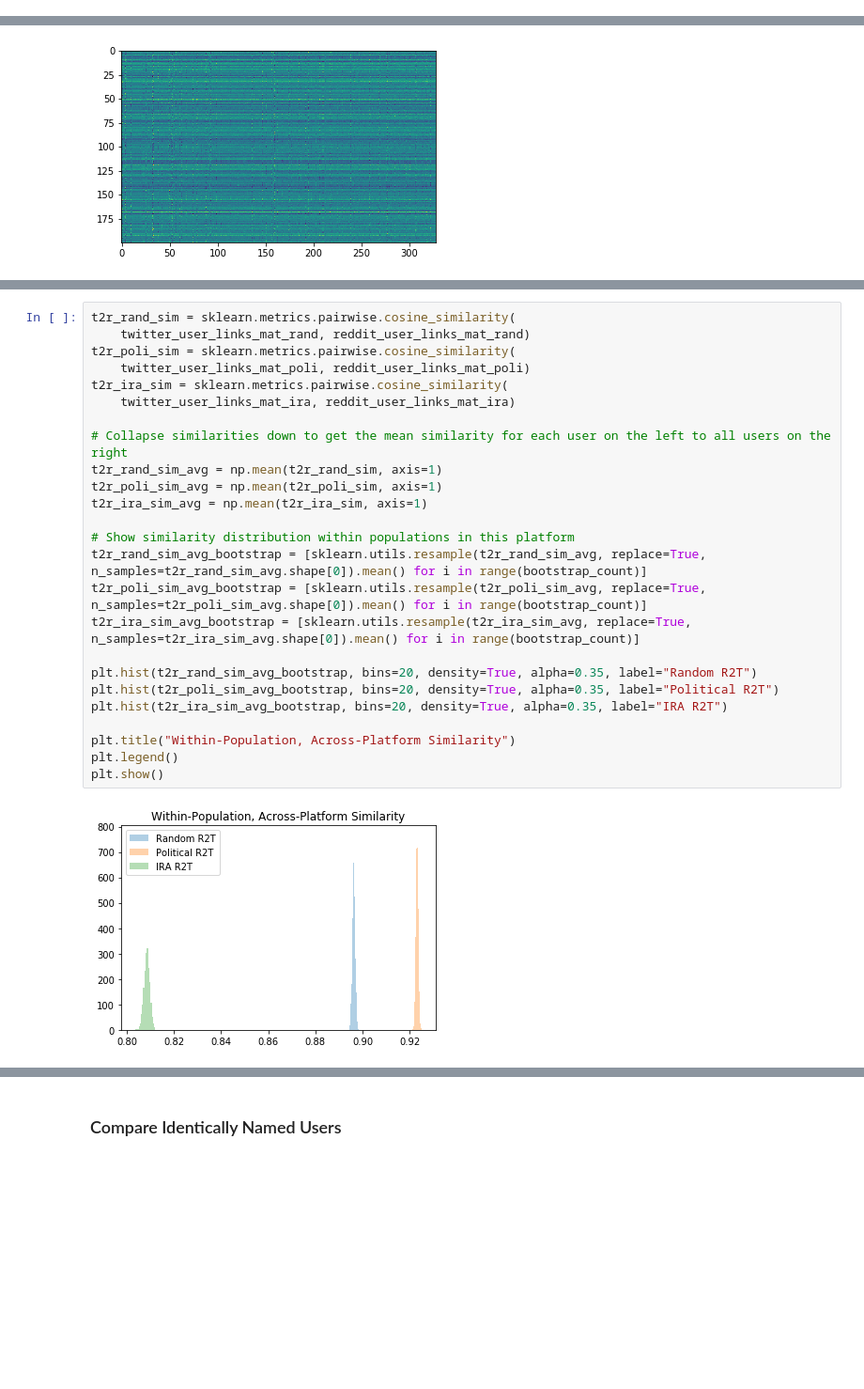
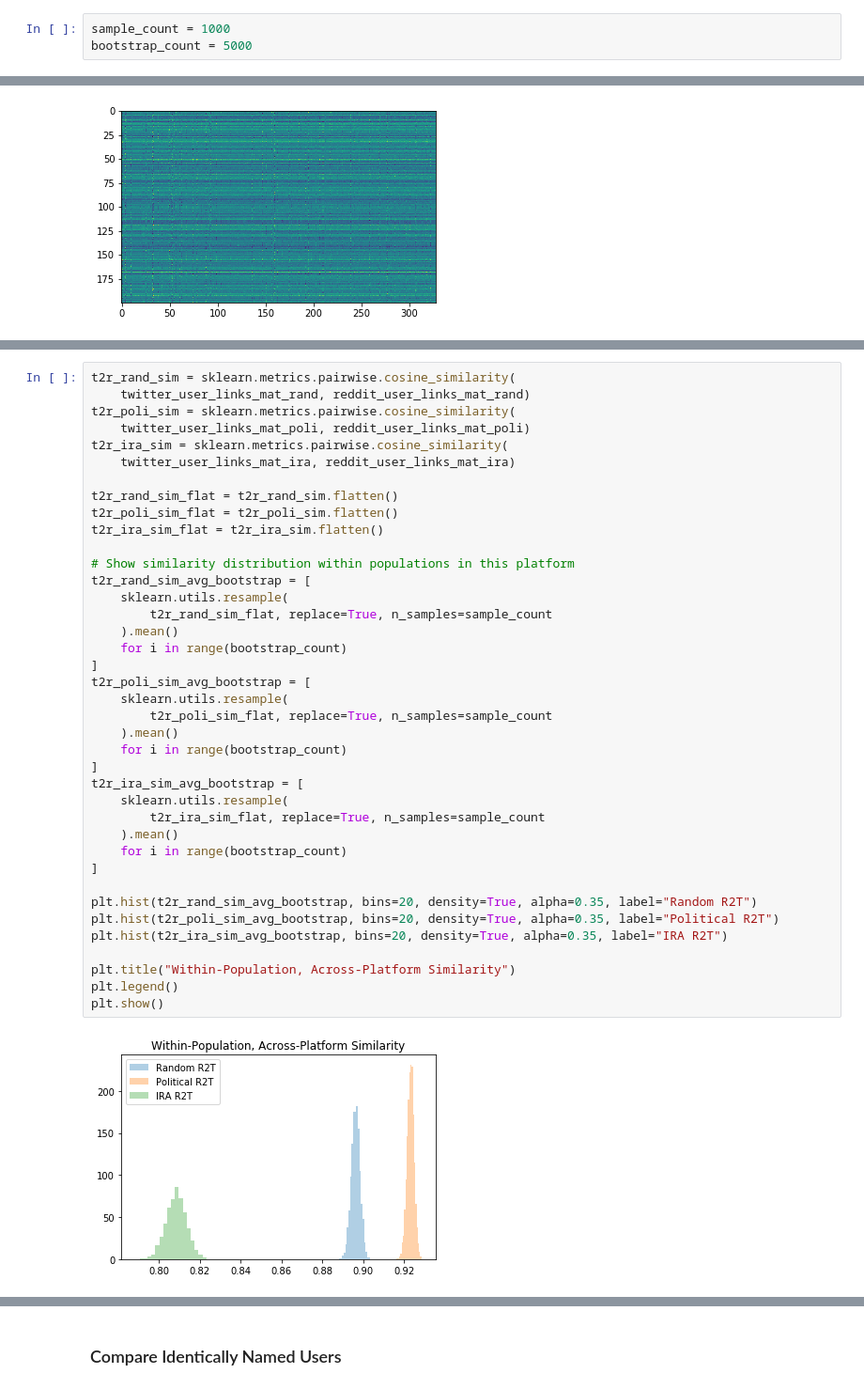
Before and after one commit to cbuntain/social-x-coor, a Jupyter notebook: notebooks/02a-PopulationTextComparison-Popular.ipynb, the cells around one changed output, grey strips where cells are left out. Shown at 94% size. Drawn from its saved outputs; the diff is of its cells as text; blank space fills up the shorter version.

```diff
--- a/notebooks/02a-PopulationTextComparison-Popular.ipynb
+++ b/notebooks/02a-PopulationTextComparison-Popular.ipynb
@@ -102,3 +39,6 @@ bootstrap_count = 5000
+# %%
+sample_count = 1000
+bootstrap_count = 5000
 # %%
 twitter_links_df_rand = pd.read_csv("twitter_random_sample_user_means.csv")
 twitter_links_df_poli = pd.read_csv("twitter_political_sample_user_means.csv")
@@ -496,30 +510,44 @@ p-value for Welch's t-Test between Twitter-Reddit and IRA-Poli: 0.0 -246.3241213
 # %%
 t2r_rand_sim = sklearn.metrics.pairwise.cosine_similarity(
     twitter_user_links_mat_rand, reddit_user_links_mat_rand)
 t2r_poli_sim = sklearn.metrics.pairwise.cosine_similarity(
     twitter_user_links_mat_poli, reddit_user_links_mat_poli)
 t2r_ira_sim = sklearn.metrics.pairwise.cosine_similarity(
     twitter_user_links_mat_ira, reddit_user_links_mat_ira)
 
-# Collapse similarities down to get the mean similarity for each user on the left to all users on the right
-t2r_rand_sim_avg = np.mean(t2r_rand_sim, axis=1)
-t2r_poli_sim_avg = np.mean(t2r_poli_sim, axis=1)
-t2r_ira_sim_avg = np.mean(t2r_ira_sim, axis=1)
+t2r_rand_sim_flat = t2r_rand_sim.flatten()
+t2r_poli_sim_flat = t2r_poli_sim.flatten()
+t2r_ira_sim_flat = t2r_ira_sim.flatten()
 
 # Show similarity distribution within populations in this platform
-t2r_rand_sim_avg_bootstrap = [sklearn.utils.resample(t2r_rand_sim_avg, replace=True, n_samples=t2r_rand_sim_avg.shape[0]).mean() for i in range(bootstrap_count)]
-t2r_poli_sim_avg_bootstrap = [sklearn.utils.resample(t2r_poli_sim_avg, replace=True, n_samples=t2r_poli_sim_avg.shape[0]).mean() for i in range(bootstrap_count)]
-t2r_ira_sim_avg_bootstrap = [sklearn.utils.resample(t2r_ira_sim_avg, replace=True, n_samples=t2r_ira_sim_avg.shape[0]).mean() for i in range(bootstrap_count)]
+t2r_rand_sim_avg_bootstrap = [
+    sklearn.utils.resample(
+        t2r_rand_sim_flat, replace=True, n_samples=sample_count
+    ).mean()
+    for i in range(bootstrap_count)
+]
+t2r_poli_sim_avg_bootstrap = [
+    sklearn.utils.resample(
+        t2r_poli_sim_flat, replace=True, n_samples=sample_count
+    ).mean()
+    for i in range(bootstrap_count)
+]
+t2r_ira_sim_avg_bootstrap = [
+    sklearn.utils.resample(
+        t2r_ira_sim_flat, replace=True, n_samples=sample_count
+    ).mean()
+    for i in range(bootstrap_count)
+]
 
 plt.hist(t2r_rand_sim_avg_bootstrap, bins=20, density=True, alpha=0.35, label="Random R2T")
 plt.hist(t2r_poli_sim_avg_bootstrap, bins=20, density=True, alpha=0.35, label="Political R2T")
 plt.hist(t2r_ira_sim_avg_bootstrap, bins=20, density=True, alpha=0.35, label="IRA R2T")
 
 plt.title("Within-Population, Across-Platform Similarity")
 plt.legend()
 plt.show()
 # %% [output]
-[figure, old version]
+[figure, new version]
 # %%
 print("Russian IRA-T2R:", np.array(t2r_ira_sim_avg_bootstrap).mean(), np.array(t2r_ira_sim_avg_bootstrap).var())
 print("Russian IRA-TRandom:", np.array(t2t_ira_rand_sim_avg_bootstrap).mean(), np.array(t2t_ira_rand_sim_avg_bootstrap).var())
```
Also changed, not shown: parts of 26 cells of this notebook, 3 other files.
